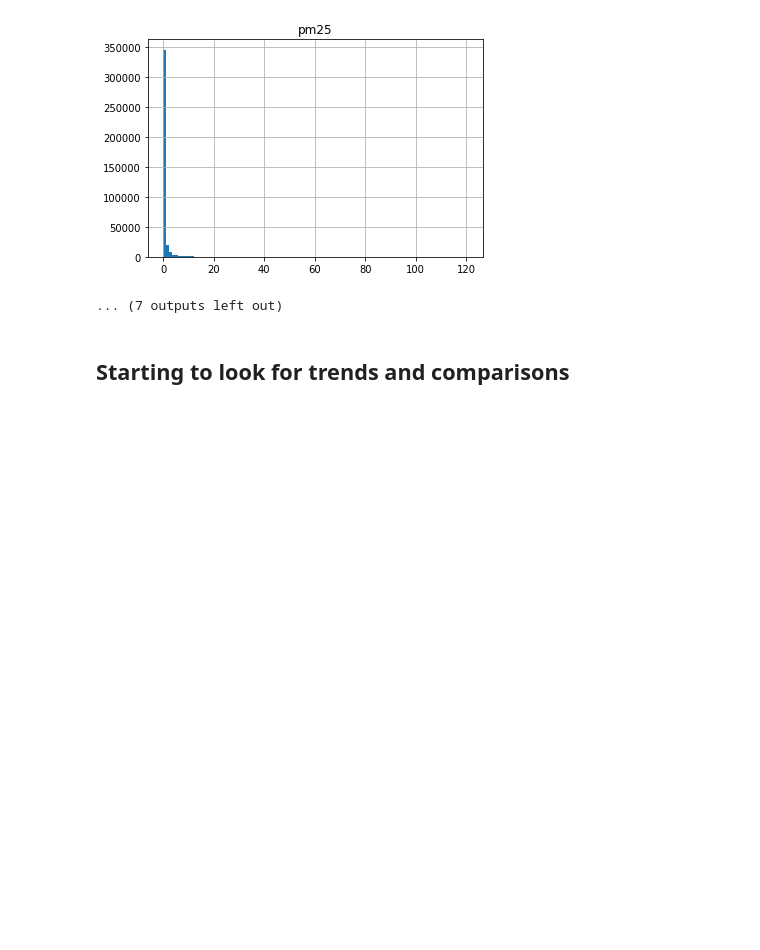
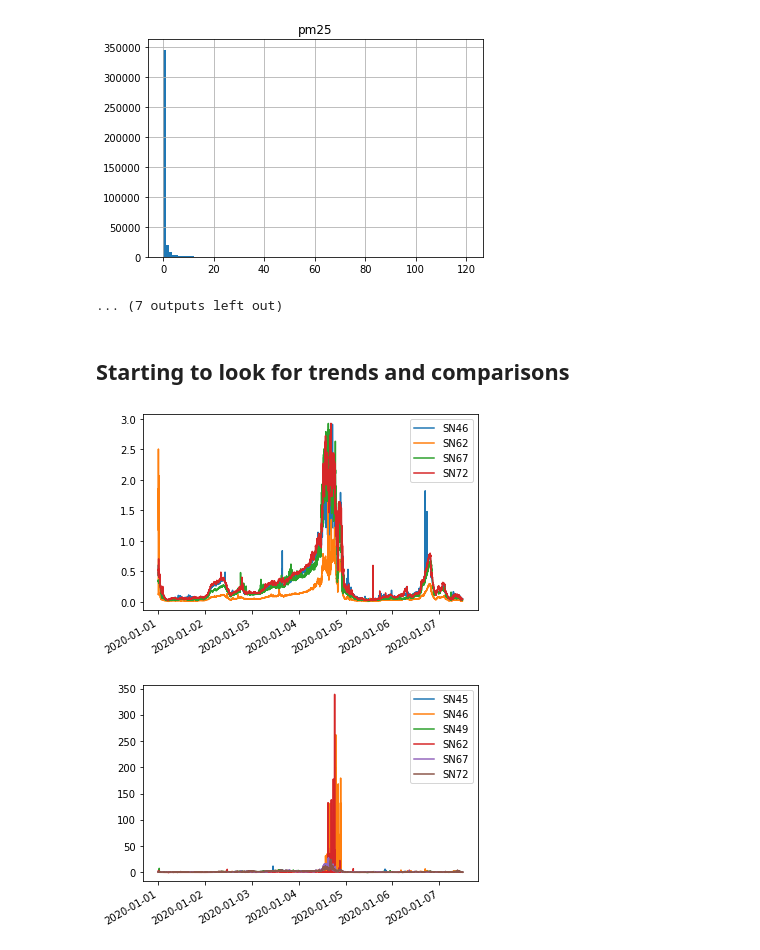
Before and after one commit to airpartners/data-analysis, a Jupyter notebook: Sensor Data Analysis.ipynb, the cells around one changed output. Saved outputs shown, nothing was run; the diff lists cells and outputs as text; code cells hidden in the pictures; blank space fills up the shorter version.

Commit message:
Made some date range plots

```diff
--- a/Sensor Data Analysis.ipynb
+++ b/Sensor Data Analysis.ipynb
@@ -11,6 +11,7 @@ SN62 = pd.read_csv('data/SN000-062.csv');
 SN67 = pd.read_csv('data/SN000-067.csv');
 SN72 = pd.read_csv('data/SN000-072.csv');
 SN_list = [SN45, SN46, SN49, SN62, SN67, SN72]
+SN_names = ['SN45', 'SN46', 'SN49', 'SN62', 'SN67', 'SN72']
 # %%
 SN45.describe()
 # %% [output]
@@ -205,3 +206,28 @@ SN000-072
 ... (7 outputs left out)
 # %% [markdown]
 ## Starting to look for trends and comparisons
+# %%
+"""
+plot_SNs_date_range takes in a start date and end date and plots
+the time series from the start datetime to end datetime
+
+by default it plots pm1 data for all 6 devices
+"""
+def plot_SNs_datetime_range(start_date, end_date, col='pm1', plot_SN45=True, plot_SN46=True, plot_SN49=True,
+                        plot_SN62=True, plot_SN67=True, plot_SN72=True):
+    legend = []
+    SNs_to_plot = [plot_SN45, plot_SN46, plot_SN49, plot_SN62, plot_SN67, plot_SN72]
+    for i in range(len(SN_list)):
+        if(SNs_to_plot[i]):
+            SN = SN_list[i]
+            legend.append(SN_names[i])
+            SN[col][(SN.index > start_date) & (SN.index < end_date)].plot()
+    plt.legend(legend)
+# %%
+# just some examples of how this works
+plot_SNs_datetime_range(dt.datetime(2020, 1, 1, 0, 0, 0), dt.datetime(2020, 1, 7, 11, 59, 59), plot_SN45=False, plot_SN49=False)
+plt.figure()
+plot_SNs_datetime_range(dt.datetime(2020, 1, 1, 0, 0, 0), dt.datetime(2020, 1, 7, 11, 59, 59), col='pm10')
+# %% [output]
+[figure, added]
+[figure, added]
```
Also changed, not shown: parts of 1 cell of this notebook.
